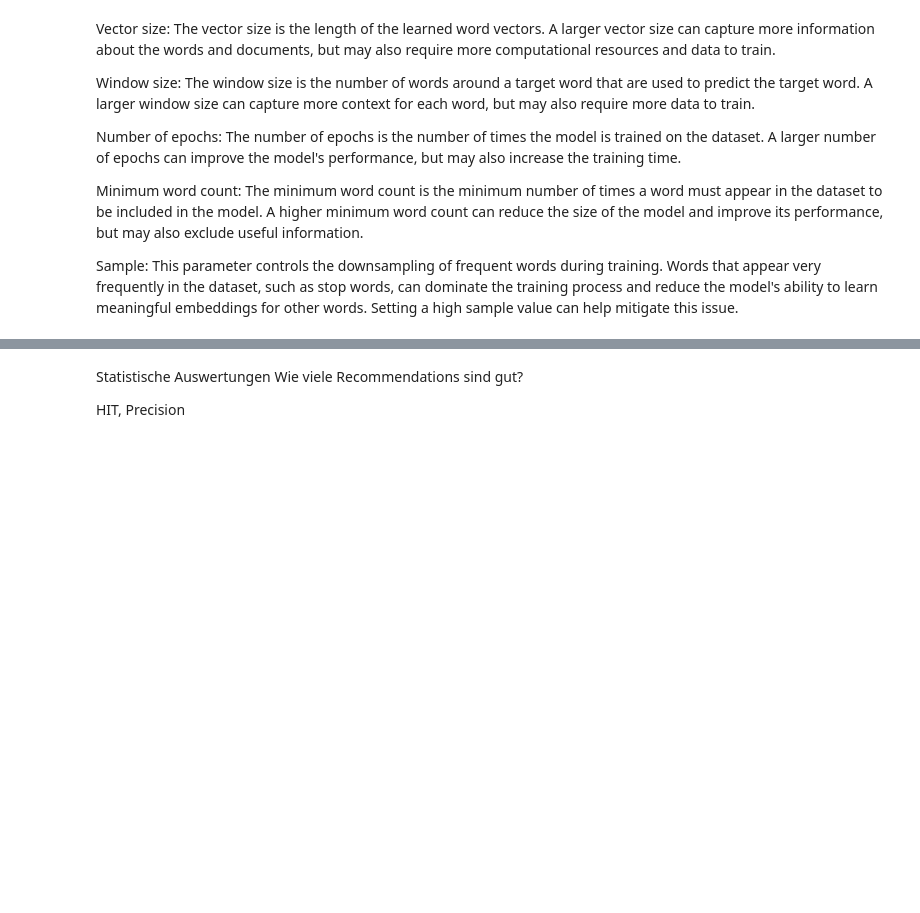
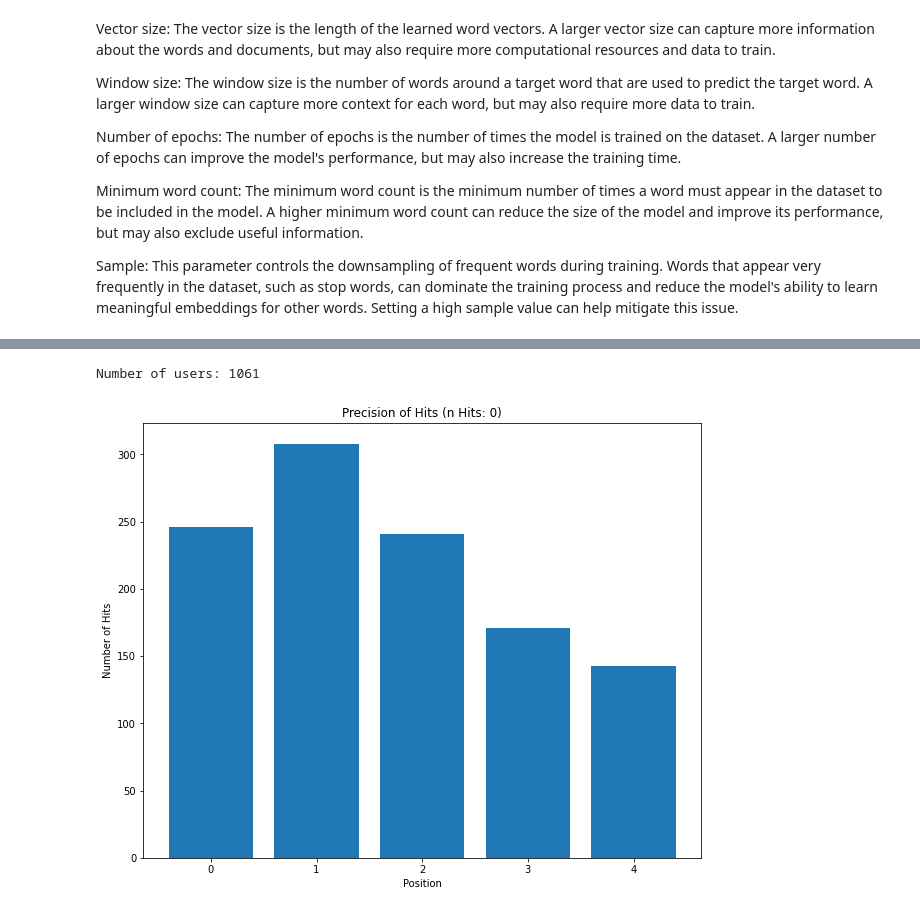
Before and after one commit to Luuzemp14/Cds1_Tinder-4-Movies, a Jupyter notebook: datawrangling.ipynb, the cells around one changed output, grey strips where cells are left out. Saved outputs shown, nothing was run; the diff lists cells and outputs as text; code cells hidden in the pictures; blank space fills up the shorter version.

```diff
--- a/datawrangling.ipynb
+++ b/datawrangling.ipynb
@@ -420,8 +454,5 @@ for user in liked_movies_test:
 # %%
-# combine both lists and unique them
-empty_liked_movies = list(set(empty_liked_movies_train + empty_liked_movies_test))
-
 #remove empty liked movies from both dictionaries
-for user in empty_liked_movies:
+for user in users_to_remove:
     liked_movies_train.pop(user, None)
     liked_movies_test.pop(user, None)
@@ -428,5 +468,5 @@ for user in empty_liked_movies:
 # %%
 # get name of movies in dictionary
-liked_movies_train_name = {}
-for user in liked_movies_train:
-    liked_movies_train_name[user] = df_movies[df_movies["movieId"].isin(liked_movies_train[user])]["title"].tolist()
+test_movies = {}
+for user in liked_movies_test:
+    test_movies[user] = df_movies[df_movies["movieId"].isin(liked_movies_test[user])]["title"].tolist()
@@ -441,12 +612,30 @@ testing_movie = tfidf_rec_user(df_movies_nlp, liked_movies_train_name, cols)
+# %%
+def plot_hits(precision, hits):
+
+    # count number of hits per position (dictionary)
+    c = {i:precision.count(i) for i in precision}
+
+    plt.figure(figsize=(10, 8))
+    plt.bar(c.keys(), c.values())
+    plt.title("Precision of Hits (n Hits: {})".format(hits))
+    plt.xlabel("Position")
+    plt.ylabel("Number of Hits")
+    plt.show()
 # %%
-## check per user if movie is in recommended movies
-hits = 0
-precision = []
+def calculate_hits(data):
+    user = 0
+    precision = []
+    for key, values in test_movies.items():
 
-for key, values in liked_movies_test_name.items():
-    for value in values:
-        ## check if value is in recommended movies and at which position
-        if value in testing_movie[key]:
-            precision.append(testing_movie[key].index(value))
+        for value in values:
+            ## check if value is in recommended movies and at which position
+            if value in data[key]:
+                hits += 1
+                precision.append(data[key].index(value))
 
-print(precision)
+    plot_hits(precision, hits)
+
+calculate_hits(testing_doc2vec)
+# %% [output]
+Number of users: 1061
+[figure, added]
@@ -463,5 +641,0 @@ print(recommendations_tfidf_final, ["Fast & Furious 6", "Toy Story 3"], cols)
-# %% [markdown]
-Statistische Auswertungen
-Wie viele Recommendations sind gut?
-
-HIT, Precision
```
Also changed, not shown: parts of 45 cells of this notebook.
